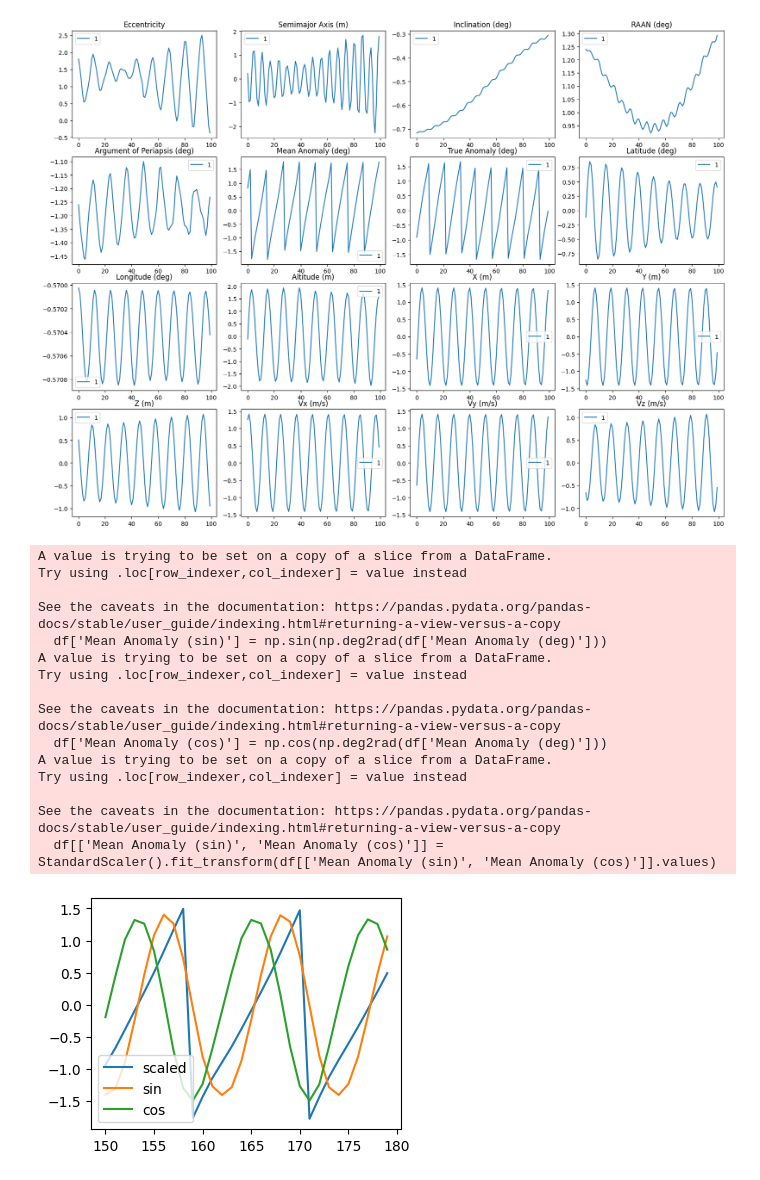
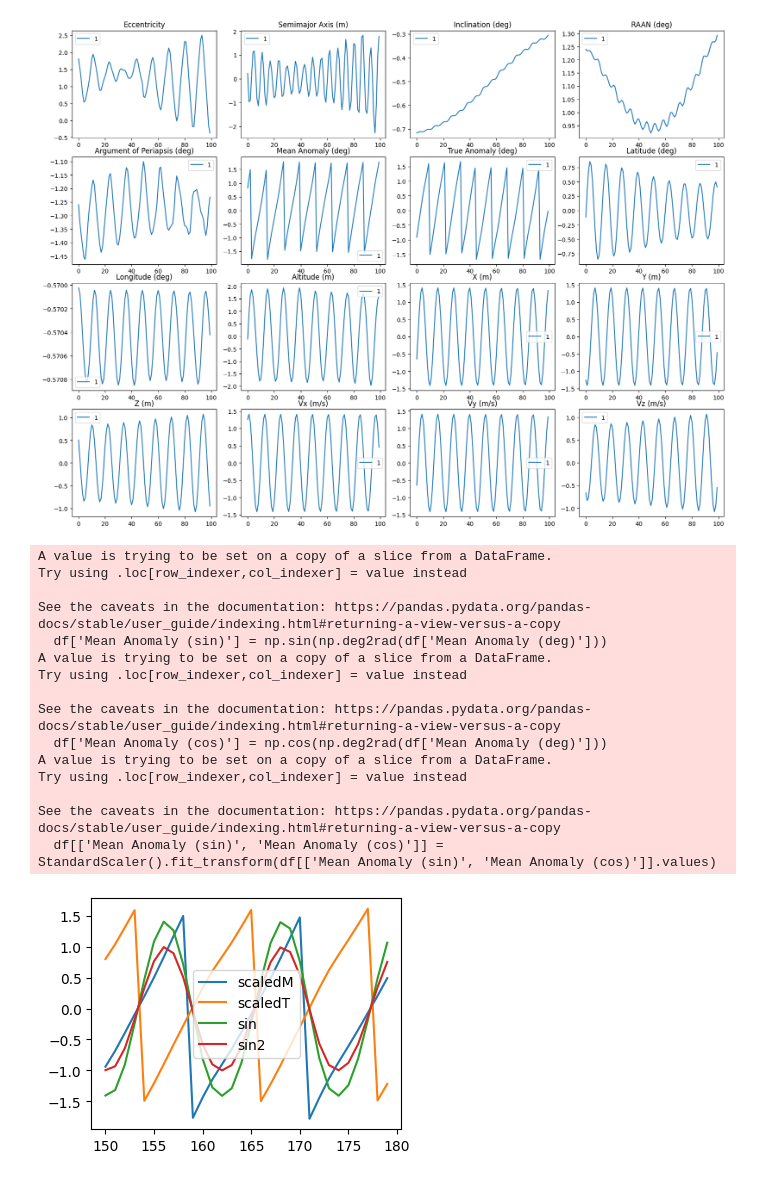
Before and after one commit to DavidBaldsiefen/splid-challenge, a Jupyter notebook: data_analysis.ipynb, the cells around one changed output. Cells and saved outputs as stored; diff of their text form; code cells hidden in the pictures.

```diff
--- a/data_analysis.ipynb
+++ b/data_analysis.ipynb
@@ -85,33 +85,34 @@ plot_vals(scaled_df, [1], time_index_start=0, time_index_end=100)
 # %%
 fig = plt.figure(figsize=(4, 3))
 ax = fig.add_subplot(111)
 df['Mean Anomaly (sin)'] = np.sin(np.deg2rad(df['Mean Anomaly (deg)']))
 df['Mean Anomaly (cos)'] = np.cos(np.deg2rad(df['Mean Anomaly (deg)']))
 df[['Mean Anomaly (sin)', 'Mean Anomaly (cos)']] = StandardScaler().fit_transform(df[['Mean Anomaly (sin)', 'Mean Anomaly (cos)']].values)
 obj_df = df.loc[df['ObjectID'] == 1][150:180]
 #obj_df[inputs] = StandardScaler().fit_transform(obj_df[inputs].values)
 obj_df_scaled = scaled_df.loc[df['ObjectID'] == 1][150:180]
-ax.plot(obj_df['TimeIndex'], obj_df_scaled['Mean Anomaly (deg)'], label='scaled')
+ax.plot(obj_df['TimeIndex'], obj_df_scaled['Mean Anomaly (deg)'], label='scaledM')
+ax.plot(obj_df['TimeIndex'], obj_df_scaled['True Anomaly (deg)'], label='scaledT')
 ax.plot(obj_df['TimeIndex'], obj_df['Mean Anomaly (sin)'], label='sin')
-ax.plot(obj_df['TimeIndex'], np.sin(np.deg2rad(df['Mean Anomaly (deg)'])), label='sin2')
-ax.plot(obj_df['TimeIndex'], obj_df['Mean Anomaly (cos)'], label='cos')
+ax.plot(obj_df['TimeIndex'], np.sin(np.deg2rad(obj_df['Mean Anomaly (deg)'])), label='sin2')
+#ax.plot(obj_df['TimeIndex'], obj_df['Mean Anomaly (cos)'], label='cos')
 #ax.plot(obj_df['TimeIndex'], np.arctan2(np.sin(np.deg2rad(obj_df['Mean Anomaly (deg)'])), np.cos(np.deg2rad(obj_df['Mean Anomaly (deg)']))), label='atan')
 ax.legend()
 fig.show()
 # %% [output]
 A value is trying to be set on a copy of a slice from a DataFrame.
 Try using .loc[row_indexer,col_indexer] = value instead
 
 See the caveats in the documentation: https://pandas.pydata.org/pandas-docs/stable/user_guide/indexing.html#returning-a-view-versus-a-copy
   df['Mean Anomaly (sin)'] = np.sin(np.deg2rad(df['Mean Anomaly (deg)']))
 A value is trying to be set on a copy of a slice from a DataFrame.
 Try using .loc[row_indexer,col_indexer] = value instead
 
 See the caveats in the documentation: https://pandas.pydata.org/pandas-docs/stable/user_guide/indexing.html#returning-a-view-versus-a-copy
   df['Mean Anomaly (cos)'] = np.cos(np.deg2rad(df['Mean Anomaly (deg)']))
 A value is trying to be set on a copy of a slice from a DataFrame.
 Try using .loc[row_indexer,col_indexer] = value instead
 
 See the caveats in the documentation: https://pandas.pydata.org/pandas-docs/stable/user_guide/indexing.html#returning-a-view-versus-a-copy
   df[['Mean Anomaly (sin)', 'Mean Anomaly (cos)']] = StandardScaler().fit_transform(df[['Mean Anomaly (sin)', 'Mean Anomaly (cos)']].values)
-[figure, old version]
+[figure, new version]
```
Also changed, not shown: 3 other files.
